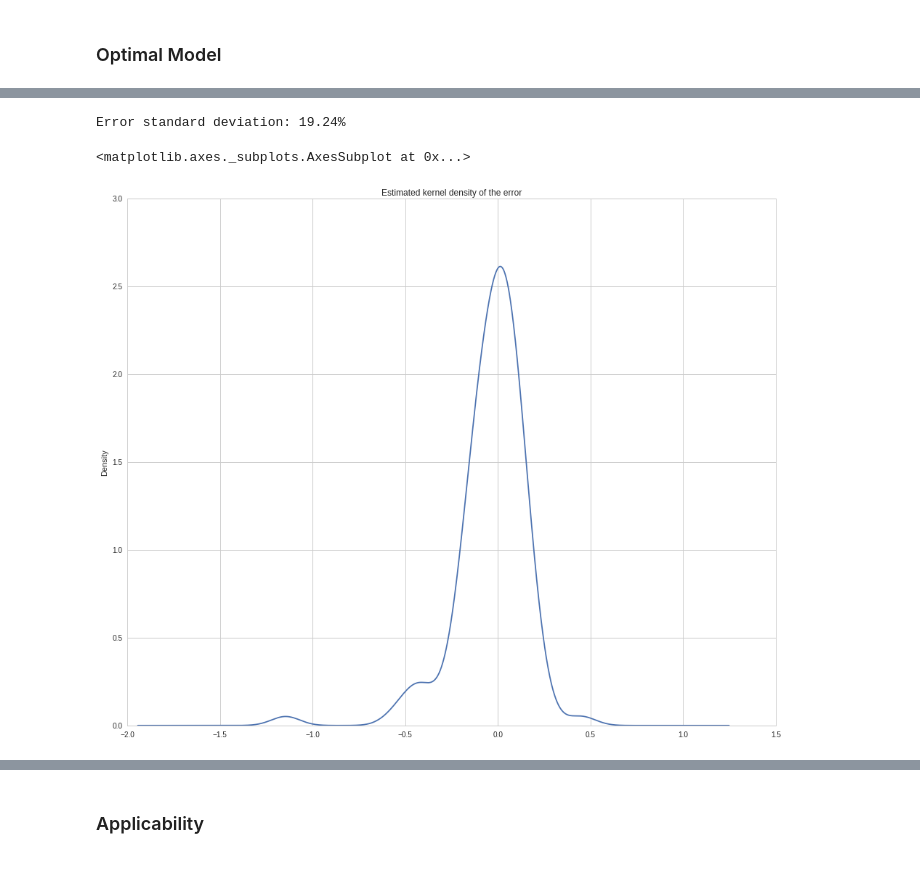
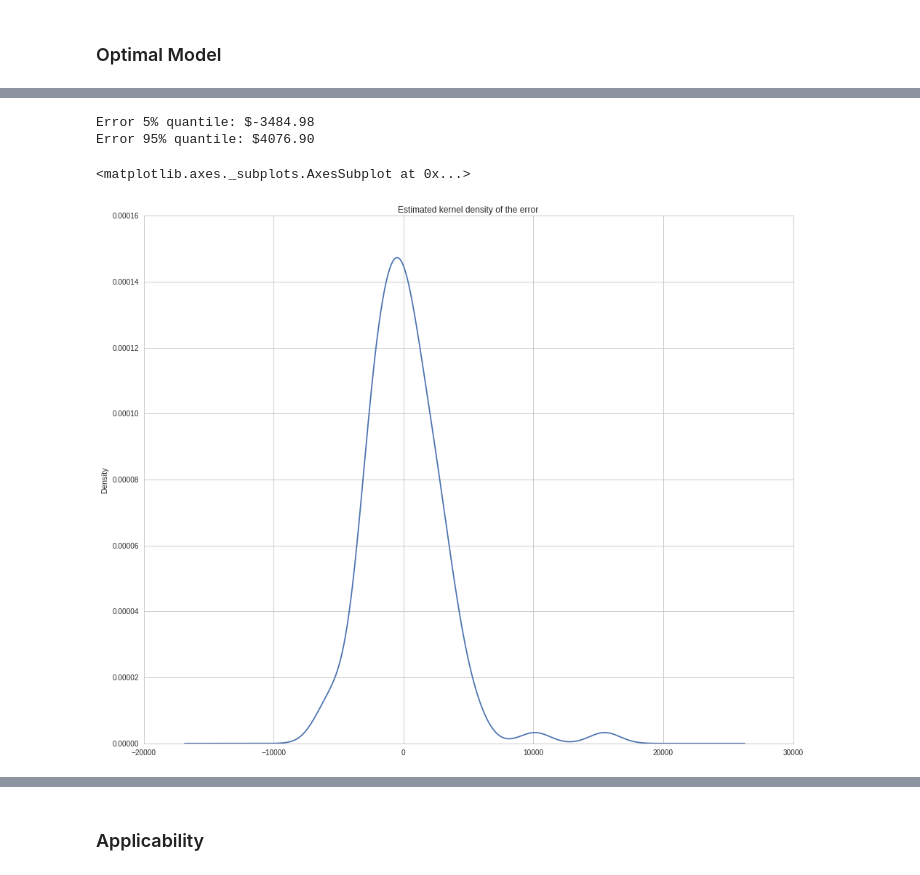
Before and after one commit to ccphillippi/predicting-boston-housing-prices, a Jupyter notebook: README.ipynb, the cells around one changed output, grey strips where cells are left out. Drawn from its saved outputs; the diff is of its cells as text; code cells hidden in the pictures.

```diff
--- a/README.ipynb
+++ b/README.ipynb
@@ -234,11 +234,11 @@ def fit_model(X, y):
     cv_sets = ShuffleSplit(X.shape[0], n_iter=10, test_size=0.20, random_state=28)
 
     # Create a Gradient Boosted regressor object
-    regressor = GBRegressor(min_child_weight=10)
+    regressor = GBRegressor()
 
     # Create a dictionary of parameter distributions to try
     params = {'max_depth': range(3, 7),
-              #'learning_rate': LogspaceSampler(0.01, 1.0, seed=29385),
+              'learning_rate': LogspaceSampler(0.01, 1.0, seed=29385),
               'gamma': LogspaceSampler(0.000001, 1.0, seed=46435),
               'reg_lambda': LogspaceSampler(0.000001, 1.0, seed=92385)}
 
@@ -247,7 +247,7 @@ def fit_model(X, y):
 
     # Create the grid search object
     grid = RandomizedSearchCV(regressor, param_distributions=params,
-                              scoring=scoring_fnc, cv=cv_sets, n_iter=30)
+                              scoring=scoring_fnc, cv=cv_sets, n_iter=20)
 
     # Fit the grid search object to the data to compute the optimal model
     grid = grid.fit(X, y)
@@ -323,10 +325,9 @@ Despite what seems like a high R2, the model comes a bit short. Assuming errors
 # %%
-relative_errors = (errors / predictions.Actual)
-error_std_dev = (errors / predictions.Actual).std()
-
-print("Error standard deviation: %.2f%%" % (error_std_dev * 100))
-relative_errors.plot.kde(title='Estimated kernel density of the error')
+print("Error 5%% quantile: $%.2f" % (errors.quantile(.05)))
+print("Error 95%% quantile: $%.2f" % (errors.quantile(.95)))
+errors.plot.kde(title='Estimated kernel density of the error')
 # %% [output]
-Error standard deviation: 19.24%
+Error 5% quantile: $-3484.98
+Error 95% quantile: $4076.90
 <matplotlib.axes._subplots.AxesSubplot at 0x...>
-[figure, old version]
+[figure, new version]
```
Also changed, not shown: parts of 16 cells of this notebook, 6 other files.
